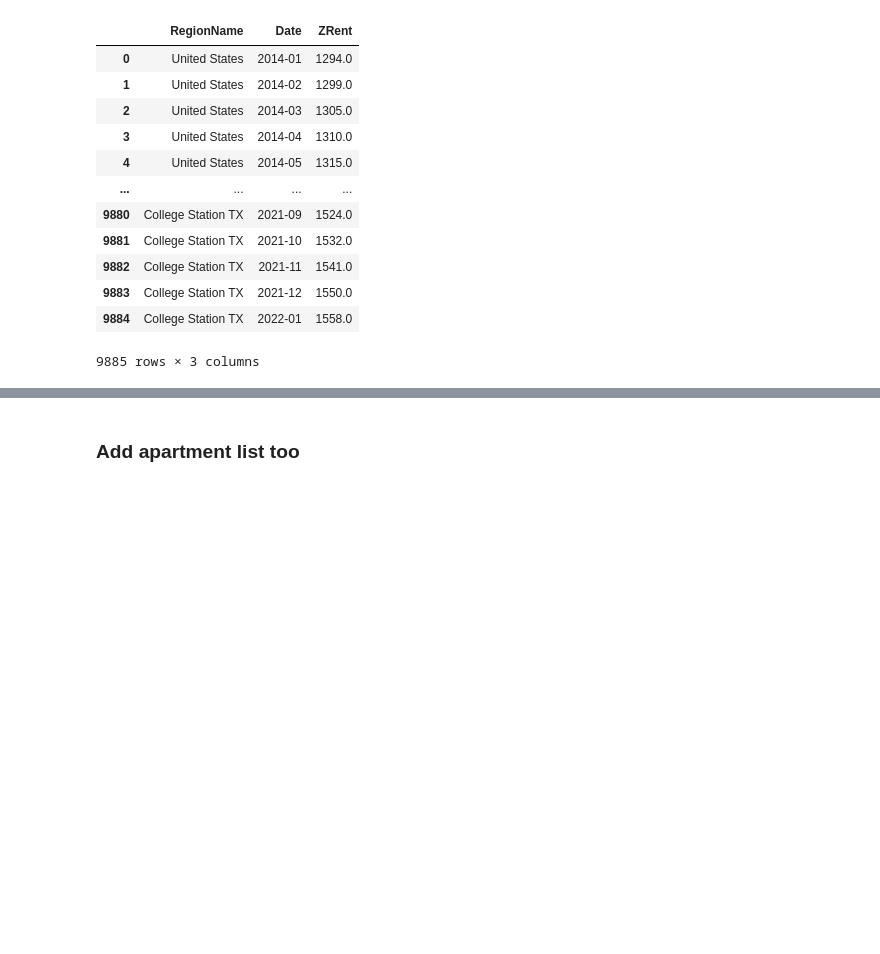
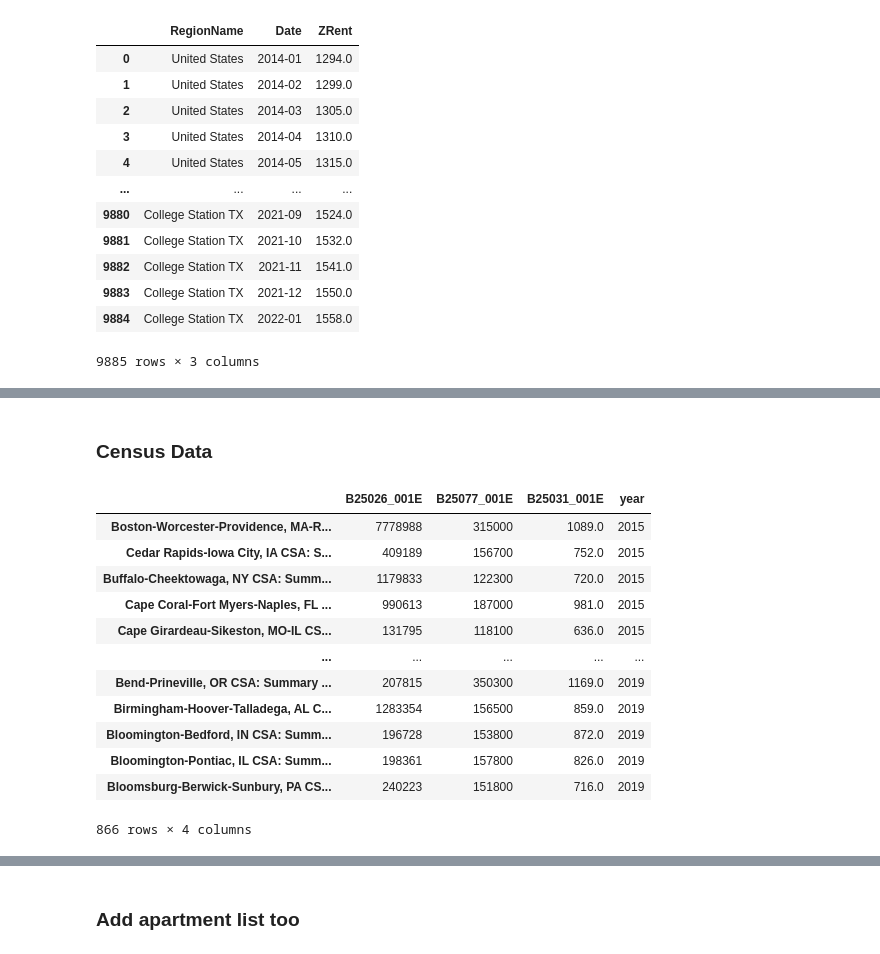
Before and after one commit to RealDataLLC/RealEstate, a Jupyter notebook: AppfolioDashboard.ipynb, the cells around one changed output, grey strips where cells are left out. Cells and saved outputs as stored; diff of their text form; code cells hidden in the pictures; blank space fills up the shorter version.

```diff
--- a/AppfolioDashboard.ipynb
+++ b/AppfolioDashboard.ipynb
@@ -213 +274,38 @@ Dash app running on http://127.0.0.1:8050/
 selected_cities ['United States', 'Jacksonville FL']
+# %% [markdown]
+### Census Data
+# %%
+censusdata.search('acs5', 2019, 'label', 'total population')
+
+population_in_occupied_units = "B25026_001E"
+median_value = "B25077_001E"
+gross_rent_total = "B25031_001E"
+
+census_columns_to_download = [population_in_occupied_units, median_value, gross_rent_total]
+years_to_download = [2015, 2016, 2017, 2018, 2019]
+
+aggregate_census_df = pd.DataFrame()
+
+
+for year in years_to_download:
+    for state in us.states.STATES:
+        new_data_df = censusdata.download('acs5', year, censusdata.censusgeo([('state', state.fips)]), census_columns_to_download)
+        #new_data_df = censusdata.download('acs5', year, censusdata.censusgeo([('state', state.fips), ("tract", "*")]), census_columns)
+        new_data_df["year"] = year
+        aggregate_census_df = aggregate_census_df.append(new_data_df, ignore_index=False)
+
+aggregate_census_df
+# %% [output]
+|  | B25026_001E | B25077_001E | B25031_001E | year |
+| Boston-Worcester-Providence, MA-R... | 7778988 | 315000 | 1089.0 | 2015 |
+| Cedar Rapids-Iowa City, IA CSA: S... | 409189 | 156700 | 752.0 | 2015 |
+| Buffalo-Cheektowaga, NY CSA: Summ... | 1179833 | 122300 | 720.0 | 2015 |
+| Cape Coral-Fort Myers-Naples, FL ... | 990613 | 187000 | 981.0 | 2015 |
+| Cape Girardeau-Sikeston, MO-IL CS... | 131795 | 118100 | 636.0 | 2015 |
+| ... | ... | ... | ... | ... |
+| Bend-Prineville, OR CSA: Summary ... | 207815 | 350300 | 1169.0 | 2019 |
+| Birmingham-Hoover-Talladega, AL C... | 1283354 | 156500 | 859.0 | 2019 |
+| Bloomington-Bedford, IN CSA: Summ... | 196728 | 153800 | 872.0 | 2019 |
+| Bloomington-Pontiac, IL CSA: Summ... | 198361 | 157800 | 826.0 | 2019 |
+| Bloomsburg-Berwick-Sunbury, PA CS... | 240223 | 151800 | 716.0 | 2019 |
+866 rows × 4 columns
```
Also changed, not shown: parts of 21 cells of this notebook, 1 other file.
